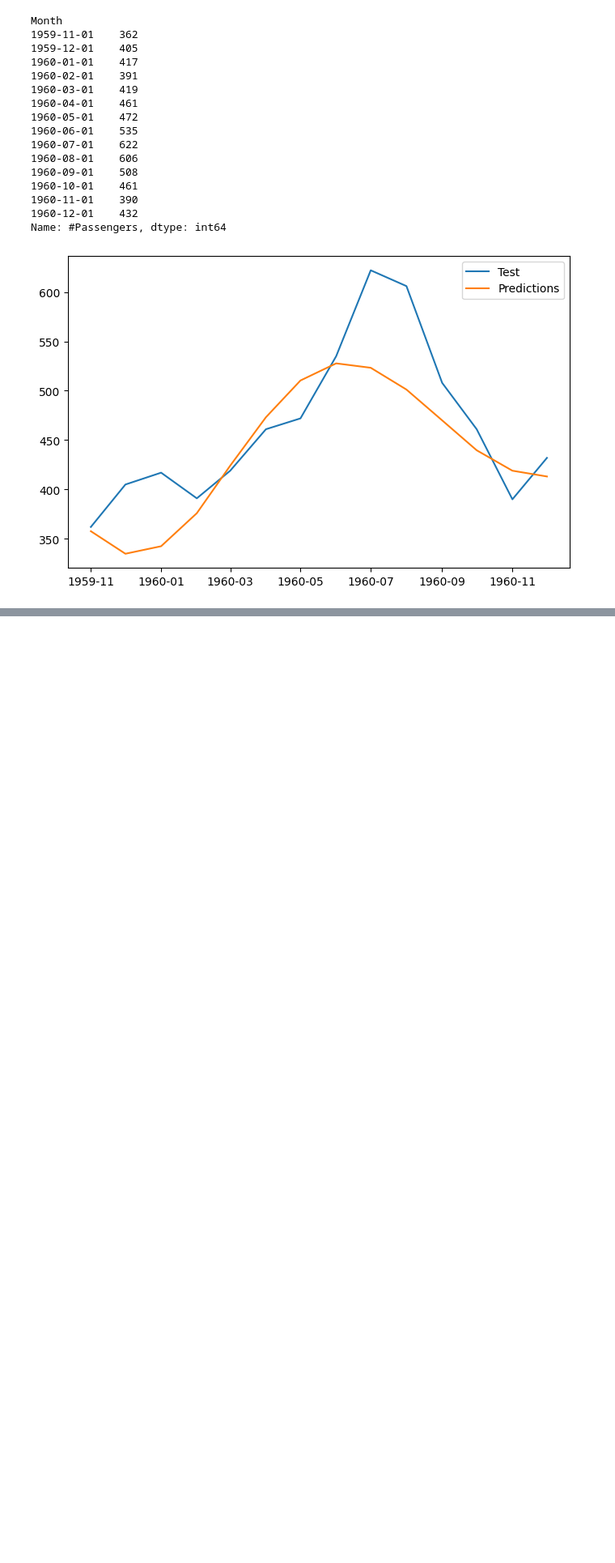
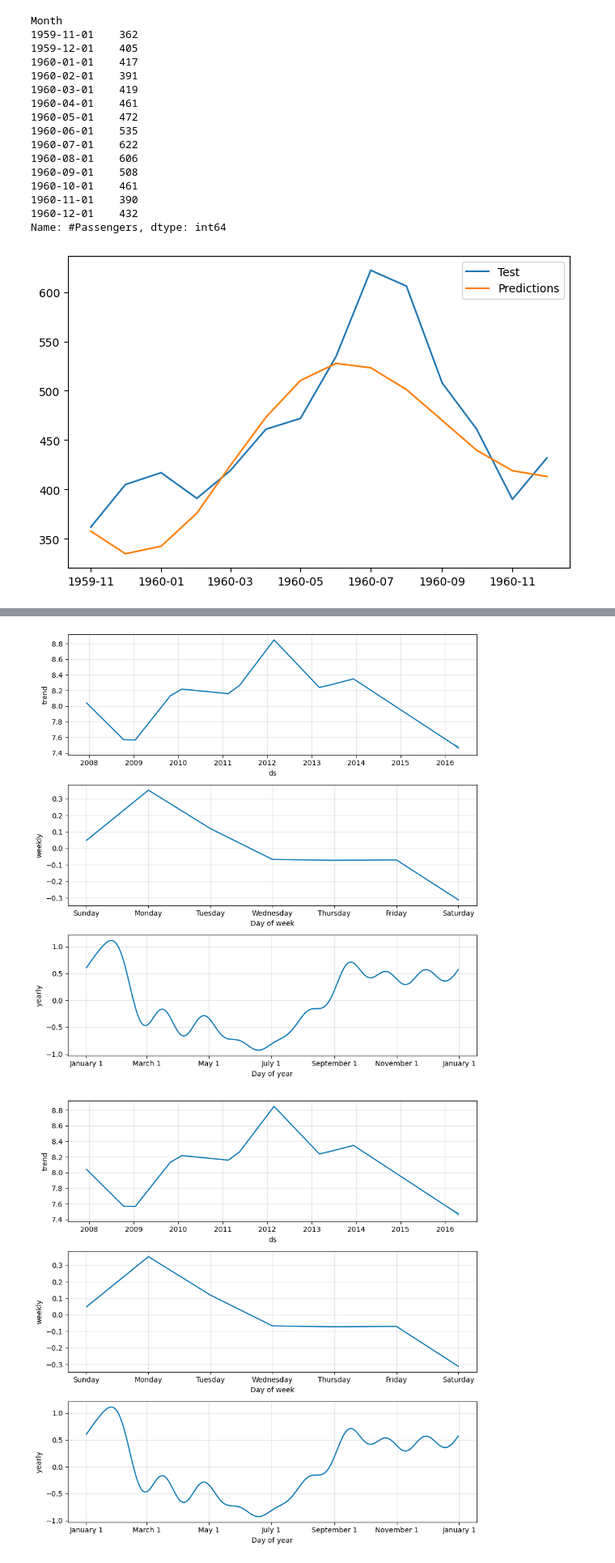
Before and after one commit to WallaceSantana79/CursoMachineLearning, a Jupyter notebook: Série_Temporal.ipynb, the cells around one changed output, grey strips where cells are left out. Shown at 81% size. Drawn from its saved outputs; the diff is of its cells as text; code cells hidden in the pictures; blank space fills up the shorter version.

```diff
--- a/Série_Temporal.ipynb
+++ b/Série_Temporal.ipynb
@@ -306,0 +459,5 @@ plt.legend();
+# %%
+model.plot_components(forecast)
+# %% [output]
+[figure, added]
+[figure, added]
```
Also changed, not shown: parts of 17 cells of this notebook.
